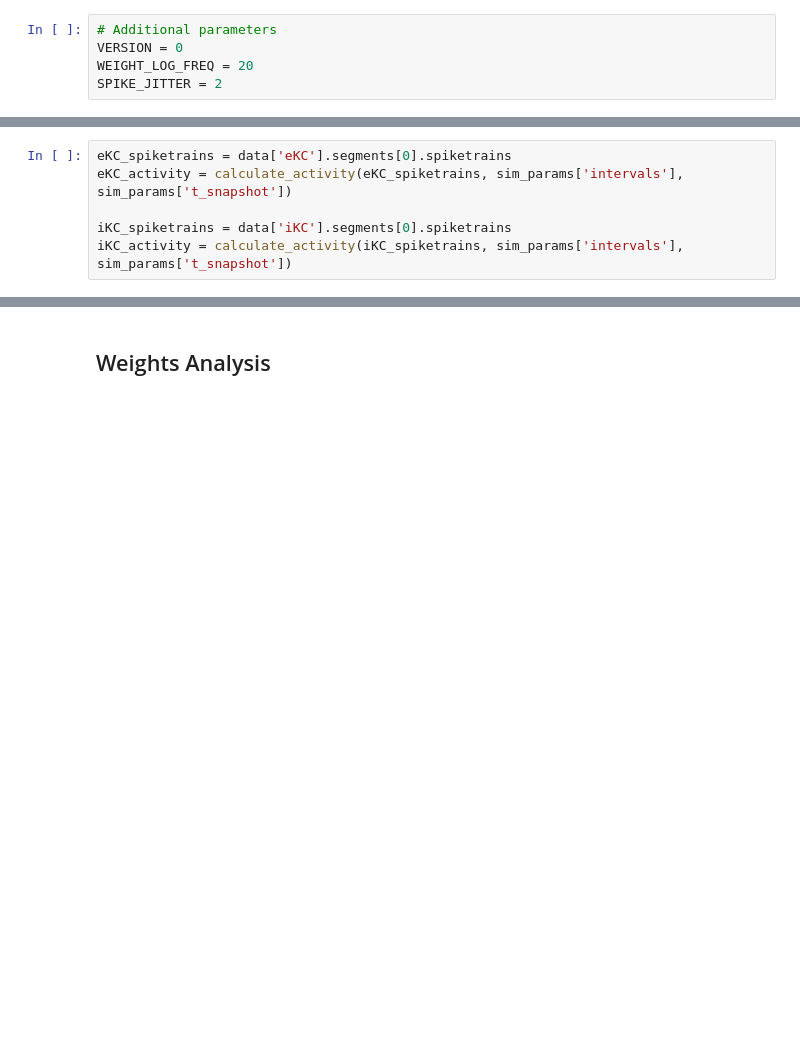
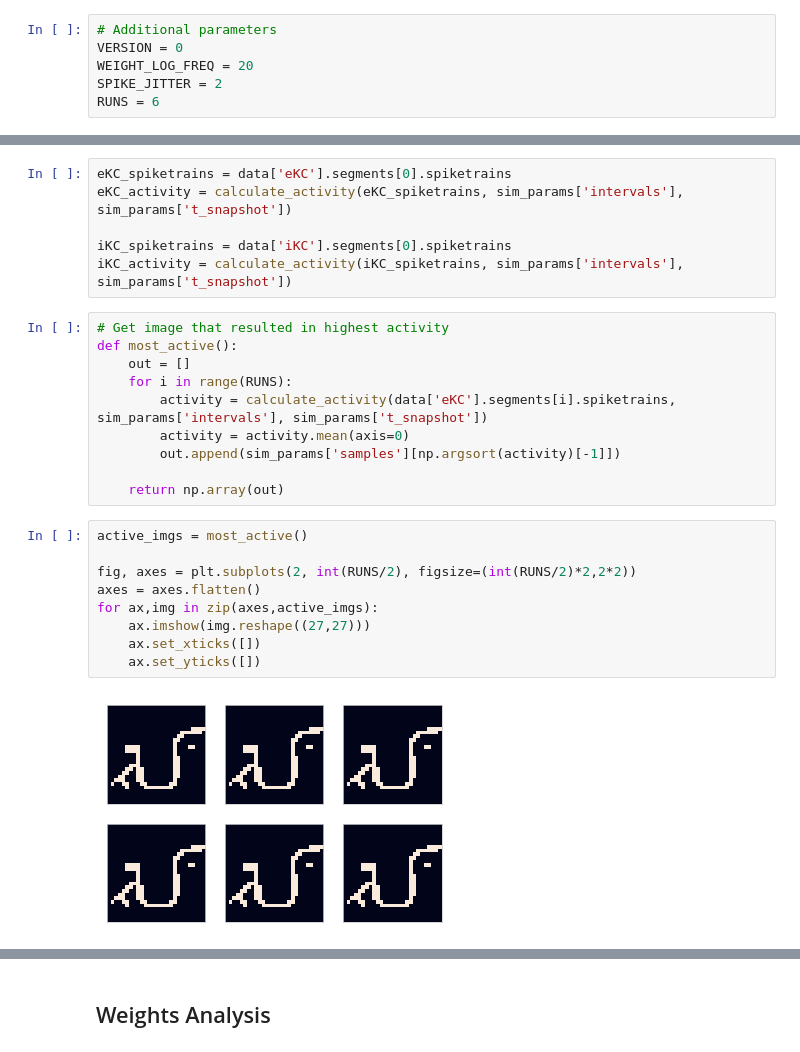
Before and after one commit to bikeboi/jra-project, a Jupyter notebook: experiment_1.ipynb, the cells around one changed output, grey strips where cells are left out. Drawn from its saved outputs; the diff is of its cells as text; blank space fills up the shorter version.

```diff
--- a/experiment_1.ipynb
+++ b/experiment_1.ipynb
@@ -105,6 +105,7 @@ Sparsity Ratio per-class: [0.92160494 0.93374486]
 VERSION = 0
 WEIGHT_LOG_FREQ = 20
 SPIKE_JITTER = 2
+RUNS = 6
 # %%
 run(
     inputs,
@@ -159,6 +172,27 @@ eKC_activity = calculate_activity(eKC_spiketrains, sim_params['intervals'], sim_
 
 iKC_spiketrains = data['iKC'].segments[0].spiketrains
 iKC_activity = calculate_activity(iKC_spiketrains, sim_params['intervals'], sim_params['t_snapshot'])
+# %%
+# Get image that resulted in highest activity
+def most_active():
+    out = []
+    for i in range(RUNS):
+        activity = calculate_activity(data['eKC'].segments[i].spiketrains, sim_params['intervals'], sim_params['t_snapshot'])
+        activity = activity.mean(axis=0)
+        out.append(sim_params['samples'][np.argsort(activity)[-1]])
+
+    return np.array(out)
+# %%
+active_imgs = most_active()
+
+fig, axes = plt.subplots(2, int(RUNS/2), figsize=(int(RUNS/2)*2,2*2))
+axes = axes.flatten()
+for ax,img in zip(axes,active_imgs):
+    ax.imshow(img.reshape((27,27)))
+    ax.set_xticks([])
+    ax.set_yticks([])
+# %% [output]
+[figure, added]
 # %%
 def distance_matrix(activity, metric):
     return np.nan_to_num(scipy.spatial.distance.squareform(scipy.spatial.distance.pdist(activity, metric=metric)))
```
Also changed, not shown: parts of 7 cells of this notebook, 2 other files.
